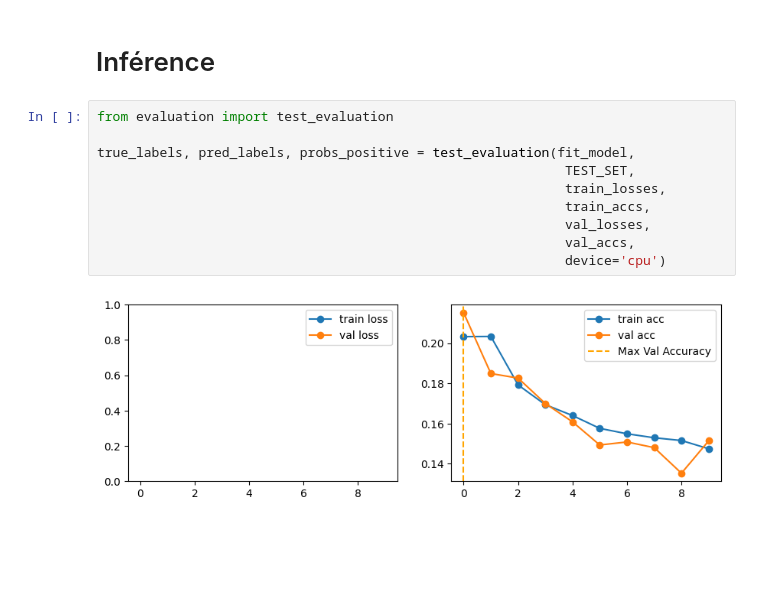
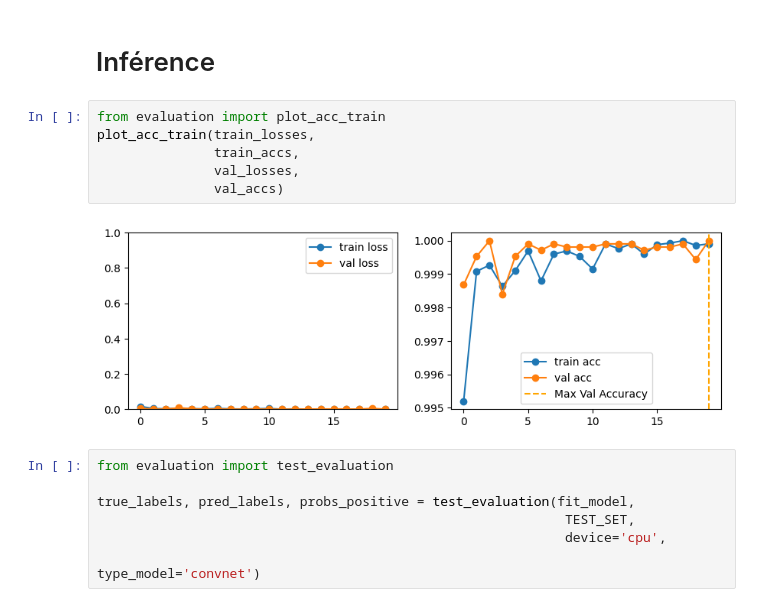
Before and after one commit to rosaliemillner/PGM_project, a Jupyter notebook: main.ipynb, the cells around one changed output. Saved outputs shown, nothing was run; the diff lists cells and outputs as text; blank space fills up the shorter version.

```diff
--- a/main.ipynb
+++ b/main.ipynb
@@ -142,18 +98,21 @@ torch.save(fit_model.state_dict(), 'model_state_dict_convnet.pth')
 torch.save(optimizer.state_dict(), 'optimizer_state_dict_convnet.pth')
 # %% [markdown]
 # Inférence
+# %%
+from evaluation import plot_acc_train
+plot_acc_train(train_losses,
+               train_accs,
+               val_losses,
+               val_accs)
+# %% [output]
+[figure, added]
 # %%
 from evaluation import test_evaluation
 
 true_labels, pred_labels, probs_positive = test_evaluation(fit_model,
                                                             TEST_SET,
-                                                            train_losses,
-                                                            train_accs,
-                                                            val_losses,
-                                                            val_accs,
-                                                            device='cpu')
+                                                            device='cpu',
+                                                            type_model='convnet')
-# %% [output]
-[figure, removed]
 # %%
 from evaluation import plot_confusion_matrix
 
```
Also changed, not shown: parts of 10 cells of this notebook, 10 other files.
